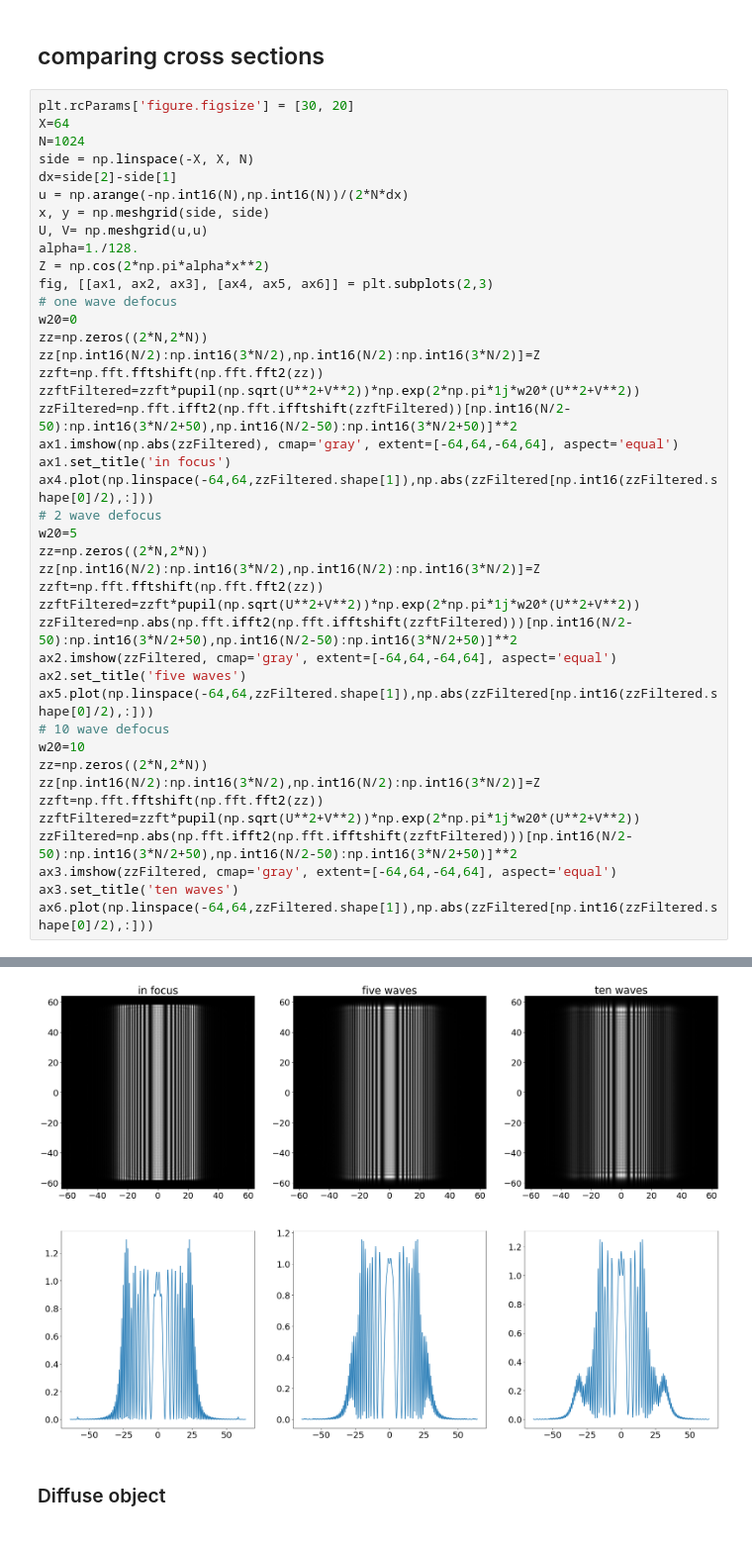
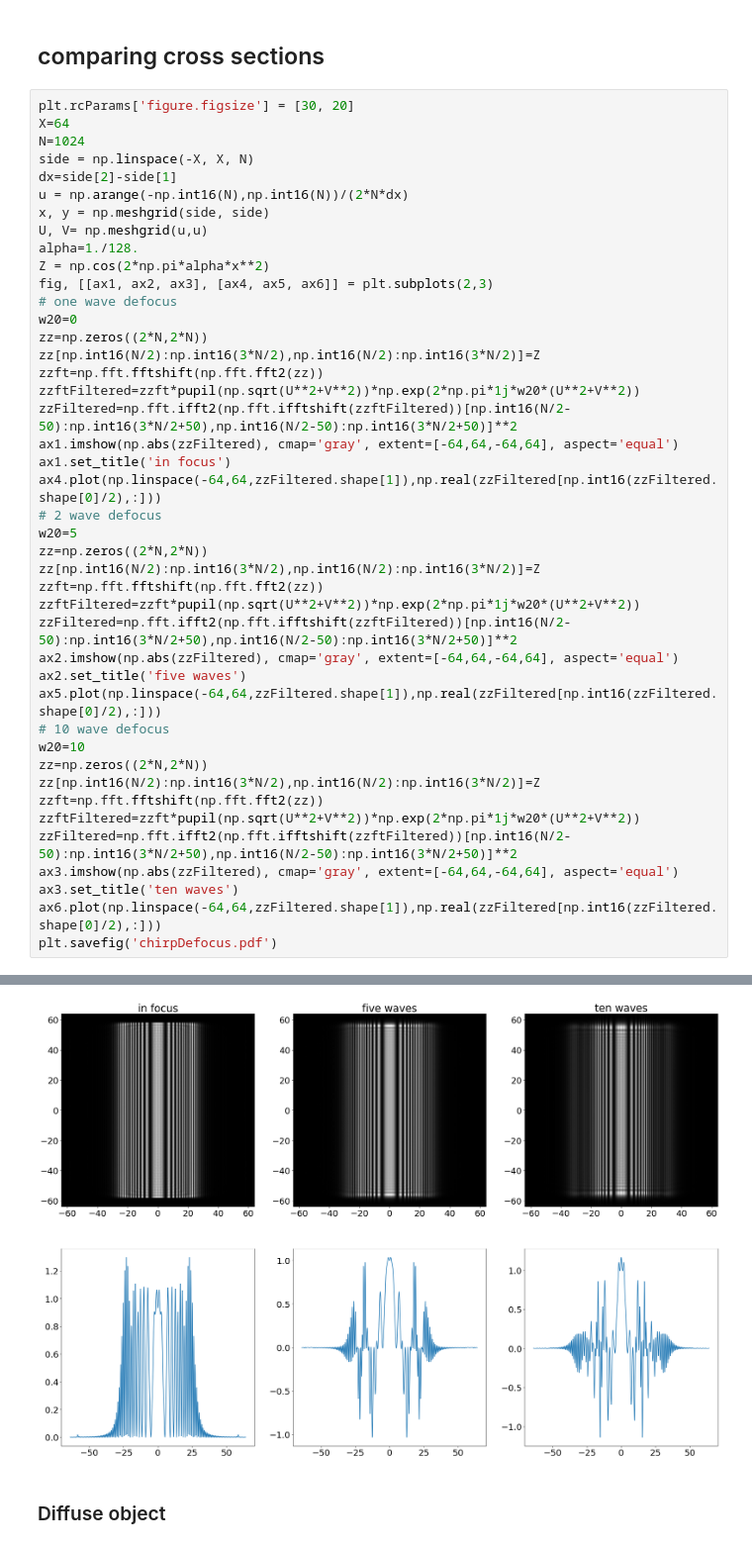
Before and after one commit to arizonaCameraLab/computationalImaging, a Jupyter notebook: waves/CoherentDefocus.ipynb, the cells around one changed output, grey strips where cells are left out. Shown at 99% size. Saved outputs shown, nothing was run; the diff lists cells and outputs as text.

```diff
--- a/waves/CoherentDefocus.ipynb
+++ b/waves/CoherentDefocus.ipynb
@@ -274,25 +274,26 @@ zzftFiltered=zzft*pupil(np.sqrt(U**2+V**2))*np.exp(2*np.pi*1j*w20*(U**2+V**2))
 zzFiltered=np.fft.ifft2(np.fft.ifftshift(zzftFiltered))[np.int16(N/2-50):np.int16(3*N/2+50),np.int16(N/2-50):np.int16(3*N/2+50)]**2
 ax1.imshow(np.abs(zzFiltered), cmap='gray', extent=[-64,64,-64,64], aspect='equal')
 ax1.set_title('in focus')
-ax4.plot(np.linspace(-64,64,zzFiltered.shape[1]),np.abs(zzFiltered[np.int16(zzFiltered.shape[0]/2),:]))
+ax4.plot(np.linspace(-64,64,zzFiltered.shape[1]),np.real(zzFiltered[np.int16(zzFiltered.shape[0]/2),:]))
 # 2 wave defocus
 w20=5
 zz=np.zeros((2*N,2*N))
 zz[np.int16(N/2):np.int16(3*N/2),np.int16(N/2):np.int16(3*N/2)]=Z
 zzft=np.fft.fftshift(np.fft.fft2(zz))
 zzftFiltered=zzft*pupil(np.sqrt(U**2+V**2))*np.exp(2*np.pi*1j*w20*(U**2+V**2))
-zzFiltered=np.abs(np.fft.ifft2(np.fft.ifftshift(zzftFiltered)))[np.int16(N/2-50):np.int16(3*N/2+50),np.int16(N/2-50):np.int16(3*N/2+50)]**2
-ax2.imshow(zzFiltered, cmap='gray', extent=[-64,64,-64,64], aspect='equal')
+zzFiltered=np.fft.ifft2(np.fft.ifftshift(zzftFiltered))[np.int16(N/2-50):np.int16(3*N/2+50),np.int16(N/2-50):np.int16(3*N/2+50)]**2
+ax2.imshow(np.abs(zzFiltered), cmap='gray', extent=[-64,64,-64,64], aspect='equal')
 ax2.set_title('five waves')
-ax5.plot(np.linspace(-64,64,zzFiltered.shape[1]),np.abs(zzFiltered[np.int16(zzFiltered.shape[0]/2),:]))
+ax5.plot(np.linspace(-64,64,zzFiltered.shape[1]),np.real(zzFiltered[np.int16(zzFiltered.shape[0]/2),:]))
 # 10 wave defocus
 w20=10
 zz=np.zeros((2*N,2*N))
 zz[np.int16(N/2):np.int16(3*N/2),np.int16(N/2):np.int16(3*N/2)]=Z
 zzft=np.fft.fftshift(np.fft.fft2(zz))
 zzftFiltered=zzft*pupil(np.sqrt(U**2+V**2))*np.exp(2*np.pi*1j*w20*(U**2+V**2))
-zzFiltered=np.abs(np.fft.ifft2(np.fft.ifftshift(zzftFiltered)))[np.int16(N/2-50):np.int16(3*N/2+50),np.int16(N/2-50):np.int16(3*N/2+50)]**2
-ax3.imshow(zzFiltered, cmap='gray', extent=[-64,64,-64,64], aspect='equal')
+zzFiltered=np.fft.ifft2(np.fft.ifftshift(zzftFiltered))[np.int16(N/2-50):np.int16(3*N/2+50),np.int16(N/2-50):np.int16(3*N/2+50)]**2
+ax3.imshow(np.abs(zzFiltered), cmap='gray', extent=[-64,64,-64,64], aspect='equal')
 ax3.set_title('ten waves')
-ax6.plot(np.linspace(-64,64,zzFiltered.shape[1]),np.abs(zzFiltered[np.int16(zzFiltered.shape[0]/2),:]))
+ax6.plot(np.linspace(-64,64,zzFiltered.shape[1]),np.real(zzFiltered[np.int16(zzFiltered.shape[0]/2),:]))
+plt.savefig('chirpDefocus.pdf')
 # %% [output]
@@ -300,4 +300,4 @@ ax6.plot(np.linspace(-64,64,zzFiltered.shape[1]),np.abs(zzFiltered[np.int16(zzFi
-[figure, old version]
+[figure, new version]
 # %% [markdown]
 ### Diffuse object
 # %%
```
Also changed, not shown: parts of 1 cell of this notebook.
